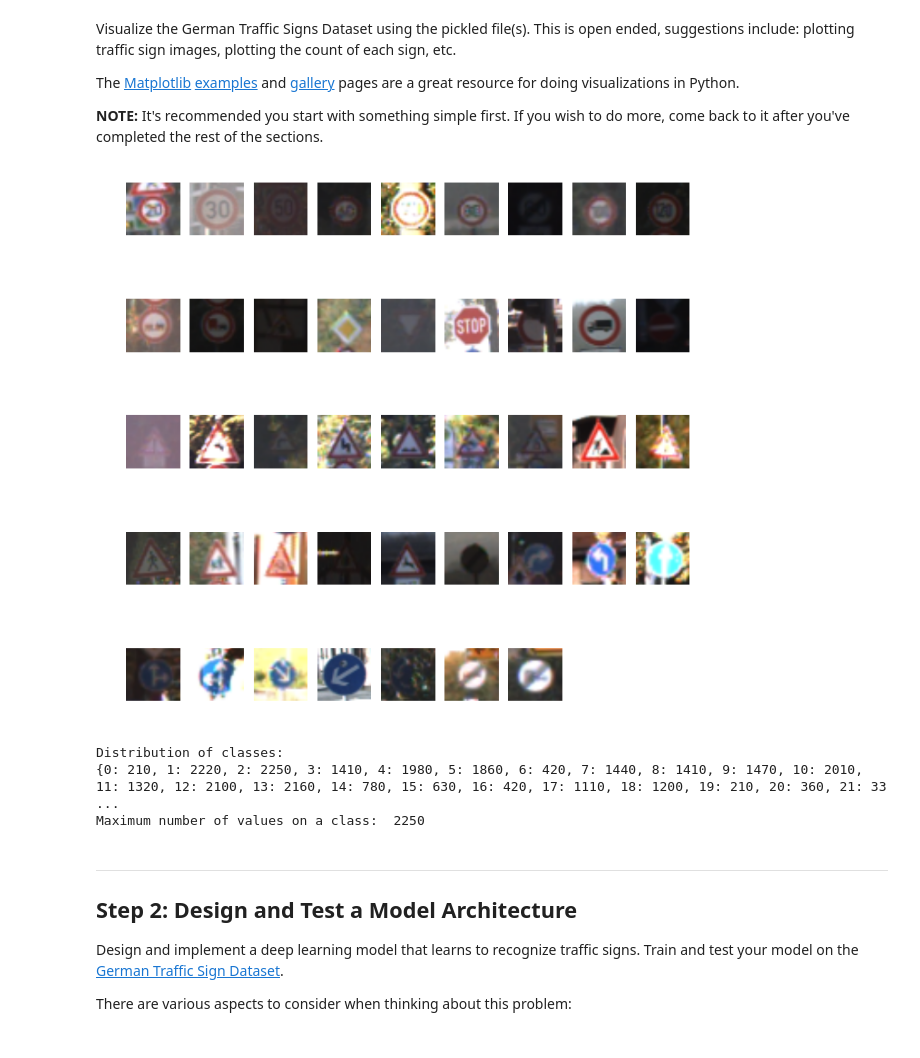
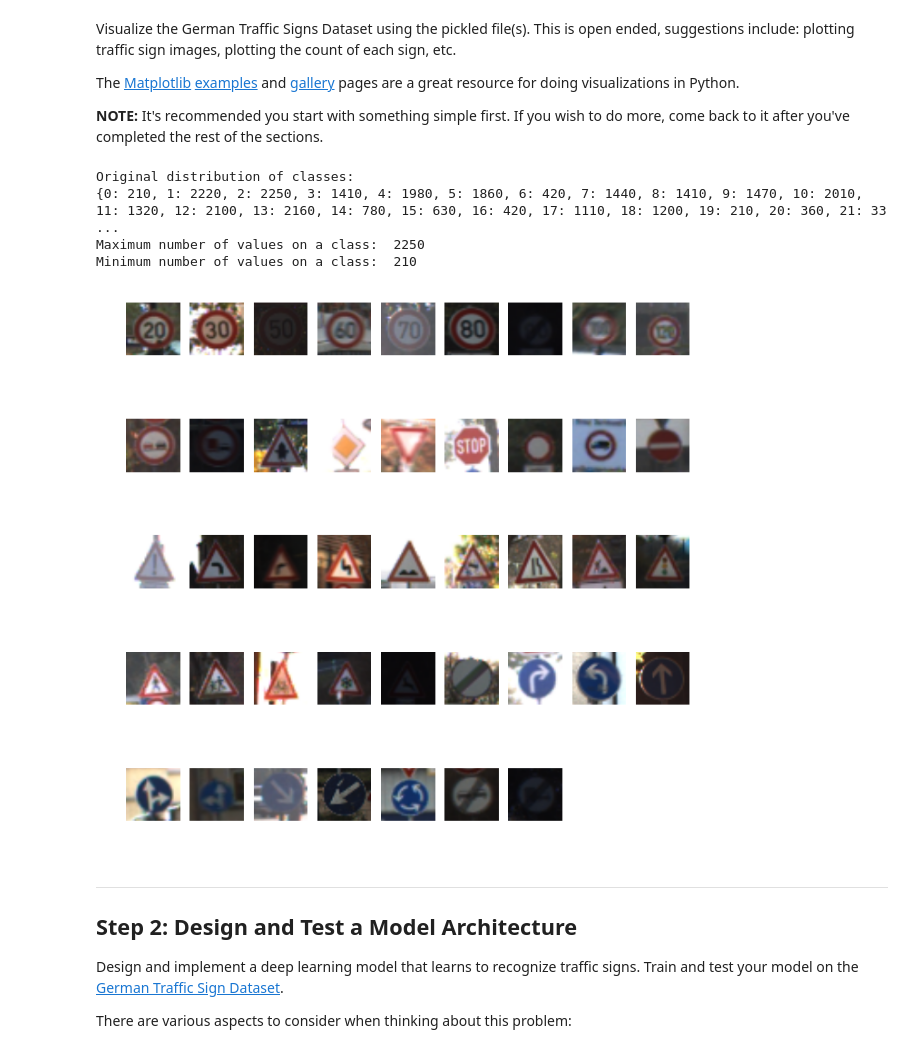
Before and after one commit to gantners/CarND-Traffic-Signs, a Jupyter notebook: Traffic_Signs_Recognition.ipynb, the cells around one changed output. Saved outputs shown, nothing was run; the diff lists cells and outputs as text; code cells hidden in the pictures.

```diff
--- a/Traffic_Signs_Recognition.ipynb
+++ b/Traffic_Signs_Recognition.ipynb
@@ -171,43 +187,46 @@ def generateCountMap():
     countMap = defaultdict(list)
     for i in range(len(X_train)):
         index = y_train[i]
         countMap[index].append(i)
     return countMap
 
 def generateValueCountMap(countMap):
     valueCountMap = dict.fromkeys(list(range(n_classes)),list())
     for i in range(n_classes):
         valueCountMap[i] = len(countMap[i])
     return valueCountMap
 
-def printClassSamples():
+def printClassSamples(minValue):
     #print all classes once
-    each_class_sample = [item[0] for item in countMap.values()]
+    each_class_sample = [item[randint(0,minValue)] for item in countMap.values()]
     sample_images = []
     sample_labels = []
     count = 0
     for sample in each_class_sample:
         sample_images.append(X_train[sample])
         #sample_labels.append(class_data[count])
-        count += 1
+        count += 2
     showImageGrid(sample_images,5,9, sample_labels)
 
 countMap = generateCountMap()
 valueCountMap = generateValueCountMap(countMap)
 
-printClassSamples()
-
-print('Distribution of classes:')
+print('Original distribution of classes:')
 print(valueCountMap)
 #distribution shows inbalanced data, so generate equal data for all signs
 maxValue = max(valueCountMap.values())
 print('Maximum number of values on a class: ', maxValue)
+minValue = min(valueCountMap.values())
+print('Minimum number of values on a class: ', minValue)
+
+printClassSamples(minValue)
 #So maxValue will be the total number of labeled data generated for all others which have less
 # %% [output]
+Original distribution of classes:
+{0: 210, 1: 2220, 2: 2250, 3: 1410, 4: 1980, 5: 1860, 6: 420, 7: 1440, 8: 1410, 9: 1470, 10: 2010, 11: 1320, 12: 2100, 13: 2160, 14: 780, 15: 630, 16: 420, 17: 1110, 18: 1200, 19: 210, 20: 360, 21: 33 ...
+Maximum number of values on a class:  2250
+Minimum number of values on a class:  210
-[figure, old version]
+[figure, new version]
-Distribution of classes:
-{0: 210, 1: 2220, 2: 2250, 3: 1410, 4: 1980, 5: 1860, 6: 420, 7: 1440, 8: 1410, 9: 1470, 10: 2010, 11: 1320, 12: 2100, 13: 2160, 14: 780, 15: 630, 16: 420, 17: 1110, 18: 1200, 19: 210, 20: 360, 21: 33 ...
-Maximum number of values on a class:  2250
 # %% [markdown]
 ----
 
```
Also changed, not shown: parts of 20 cells of this notebook, 1 other file.
